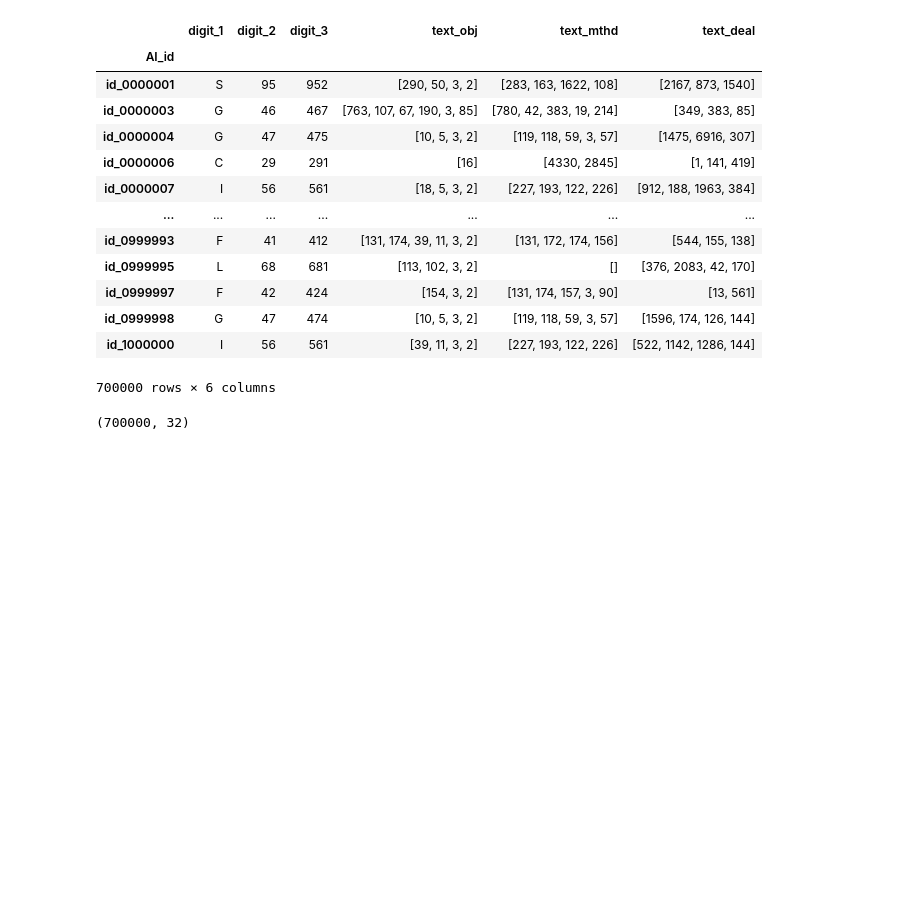
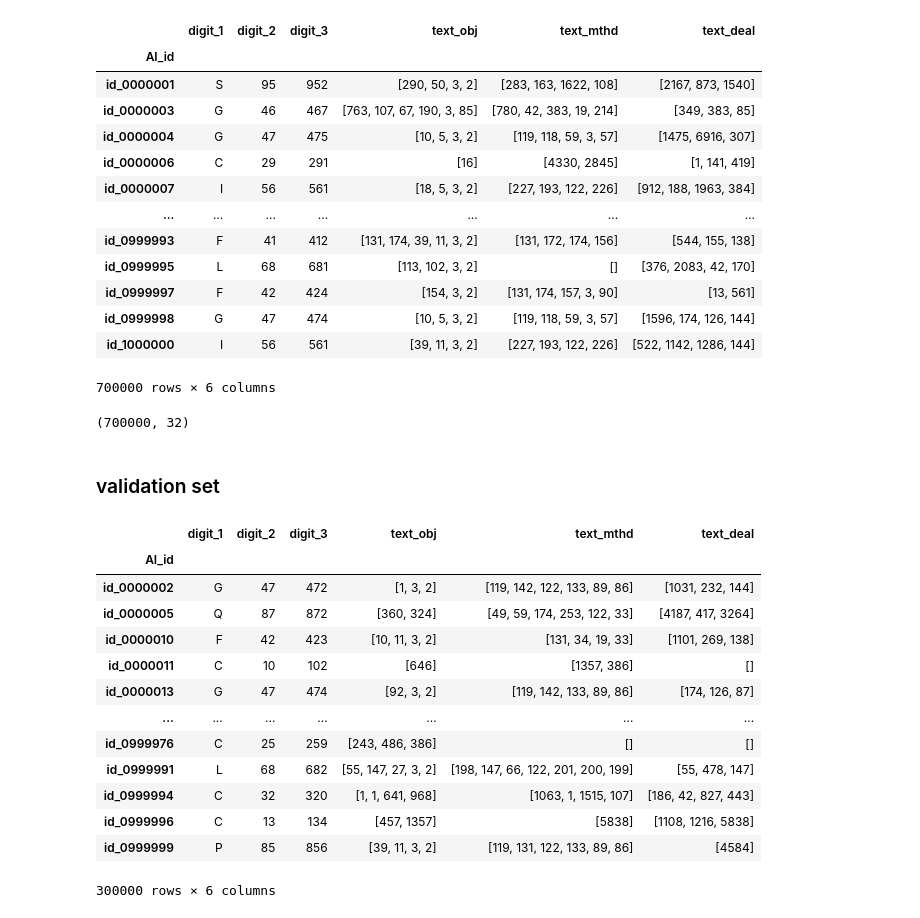
Before and after one commit to bwade9090/IndustrialClassification, a Jupyter notebook: Preprocessing.ipynb, the cells around one changed output. Cells and saved outputs as stored; diff of their text form; code cells hidden in the pictures; blank space fills up the shorter version.

```diff
--- a/Preprocessing.ipynb
+++ b/Preprocessing.ipynb
@@ -420,3 +420,25 @@ with open('data/padded_text_array_trainset.pkl', 'wb') as f:
 # %%
 with open('data/digit_array_trainset.pkl', 'wb') as f:
   pickle.dump(np.array(df_padded_train[['digit_1', 'digit_2', 'digit_3']]), f)
+# %% [markdown]
+### validation set
+# %%
+with open('data/encoded_validationset.pkl', 'rb') as f:
+  df_padded_validation = pickle.load(f)
+# %%
+df_padded_validation
+# %% [output]
+|  | digit_1 | digit_2 | digit_3 | text_obj | text_mthd | text_deal |
+| AI_id |  |  |  |  |  |  |
+| id_0000002 | G | 47 | 472 | [1, 3, 2] | [119, 142, 122, 133, 89, 86] | [1031, 232, 144] |
+| id_0000005 | Q | 87 | 872 | [360, 324] | [49, 59, 174, 253, 122, 33] | [4187, 417, 3264] |
+| id_0000010 | F | 42 | 423 | [10, 11, 3, 2] | [131, 34, 19, 33] | [1101, 269, 138] |
+| id_0000011 | C | 10 | 102 | [646] | [1357, 386] | [] |
+| id_0000013 | G | 47 | 474 | [92, 3, 2] | [119, 142, 133, 89, 86] | [174, 126, 87] |
+| ... | ... | ... | ... | ... | ... | ... |
+| id_0999976 | C | 25 | 259 | [243, 486, 386] | [] | [] |
+| id_0999991 | L | 68 | 682 | [55, 147, 27, 3, 2] | [198, 147, 66, 122, 201, 200, 199] | [55, 478, 147] |
+| id_0999994 | C | 32 | 320 | [1, 1, 641, 968] | [1063, 1, 1515, 107] | [186, 42, 827, 443] |
+| id_0999996 | C | 13 | 134 | [457, 1357] | [5838] | [1108, 1216, 5838] |
+| id_0999999 | P | 85 | 856 | [39, 11, 3, 2] | [119, 131, 122, 133, 89, 86] | [4584] |
+300000 rows × 6 columns
```
Also changed, not shown: 3 other files.
